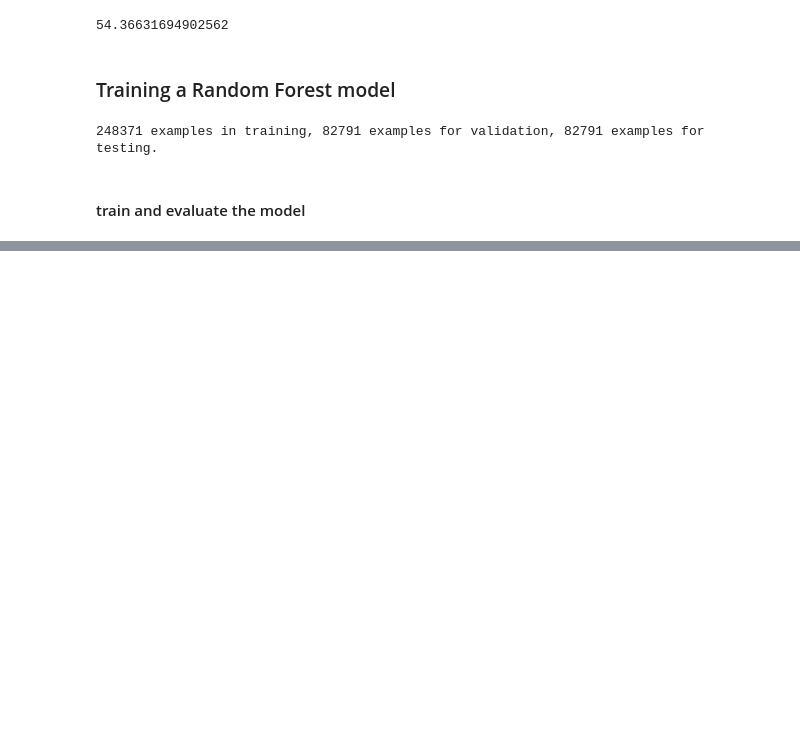
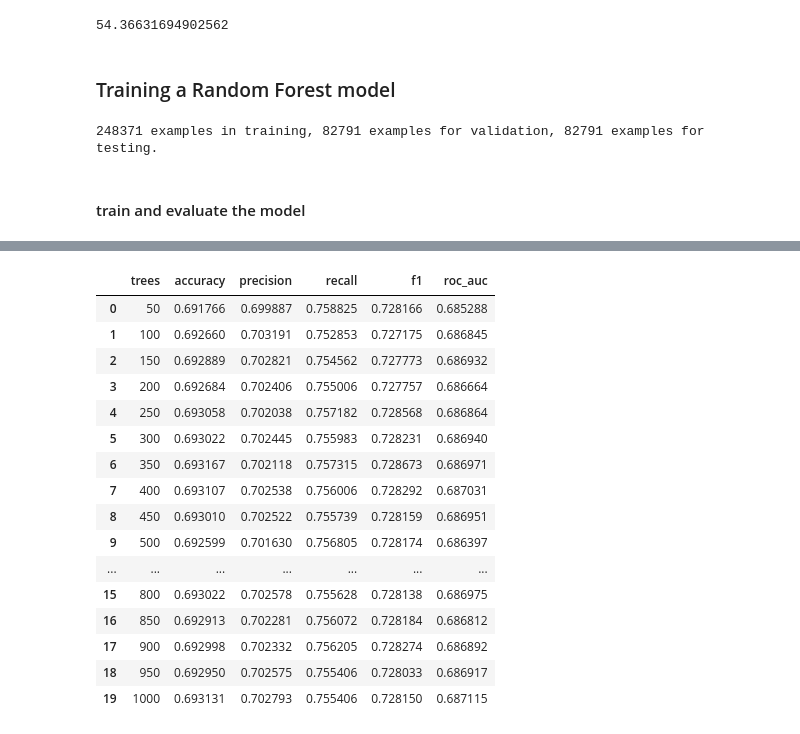
Before and after one commit to sariaslaso/retention_prediction, a Jupyter notebook: customer_churn_tfdf.ipynb, the cells around one changed output, grey strips where cells are left out. Cells and saved outputs as stored; diff of their text form; code cells hidden in the pictures; blank space fills up the shorter version.

```diff
--- a/customer_churn_tfdf.ipynb
+++ b/customer_churn_tfdf.ipynb
@@ -255,15 +270,30 @@ predictions = (predicted_probs > 0.5).astype(int)
-# %%
-# accuracy
-accuracy = accuracy_score(val_ds_pd[label], predictions)
-
-# precision
-precision = precision_score(val_ds_pd[label], predictions)
-
-# recall
-recall = recall_score(val_ds_pd[label], predictions)
-
-# f1
-f1 = f1_score(val_ds_pd[label], predictions)
-
-# auc_score
-roc_auc = roc_auc_score(val_ds_pd[label], predictions)
+# %%
+metrics = {
+    "trees": [a for a, _ in accuracy],
+    "accuracy": [a for _, a in accuracy],
+    "precision": [a for _, a in precision],
+    "recall": [a for _, a in recall],
+    "f1": [a for _, a in f1],
+    "roc_auc": [a for _, a in roc_auc],
+}
+# %%
+metrics_df = pd.DataFrame(metrics)
+metrics_df
+# %% [output]
+|  | trees | accuracy | precision | recall | f1 | roc_auc |
+| 0 | 50 | 0.691766 | 0.699887 | 0.758825 | 0.728166 | 0.685288 |
+| 1 | 100 | 0.692660 | 0.703191 | 0.752853 | 0.727175 | 0.686845 |
+| 2 | 150 | 0.692889 | 0.702821 | 0.754562 | 0.727773 | 0.686932 |
+| 3 | 200 | 0.692684 | 0.702406 | 0.755006 | 0.727757 | 0.686664 |
+| 4 | 250 | 0.693058 | 0.702038 | 0.757182 | 0.728568 | 0.686864 |
+| 5 | 300 | 0.693022 | 0.702445 | 0.755983 | 0.728231 | 0.686940 |
+| 6 | 350 | 0.693167 | 0.702118 | 0.757315 | 0.728673 | 0.686971 |
+| 7 | 400 | 0.693107 | 0.702538 | 0.756006 | 0.728292 | 0.687031 |
+| 8 | 450 | 0.693010 | 0.702522 | 0.755739 | 0.728159 | 0.686951 |
+| 9 | 500 | 0.692599 | 0.701630 | 0.756805 | 0.728174 | 0.686397 |
+| ... | ... | ... | ... | ... | ... | ... |
+| 15 | 800 | 0.693022 | 0.702578 | 0.755628 | 0.728138 | 0.686975 |
+| 16 | 850 | 0.692913 | 0.702281 | 0.756072 | 0.728184 | 0.686812 |
+| 17 | 900 | 0.692998 | 0.702332 | 0.756205 | 0.728274 | 0.686892 |
+| 18 | 950 | 0.692950 | 0.702575 | 0.755406 | 0.728033 | 0.686917 |
+| 19 | 1000 | 0.693131 | 0.702793 | 0.755406 | 0.728150 | 0.687115 |
```
Also changed, not shown: parts of 16 cells of this notebook.
